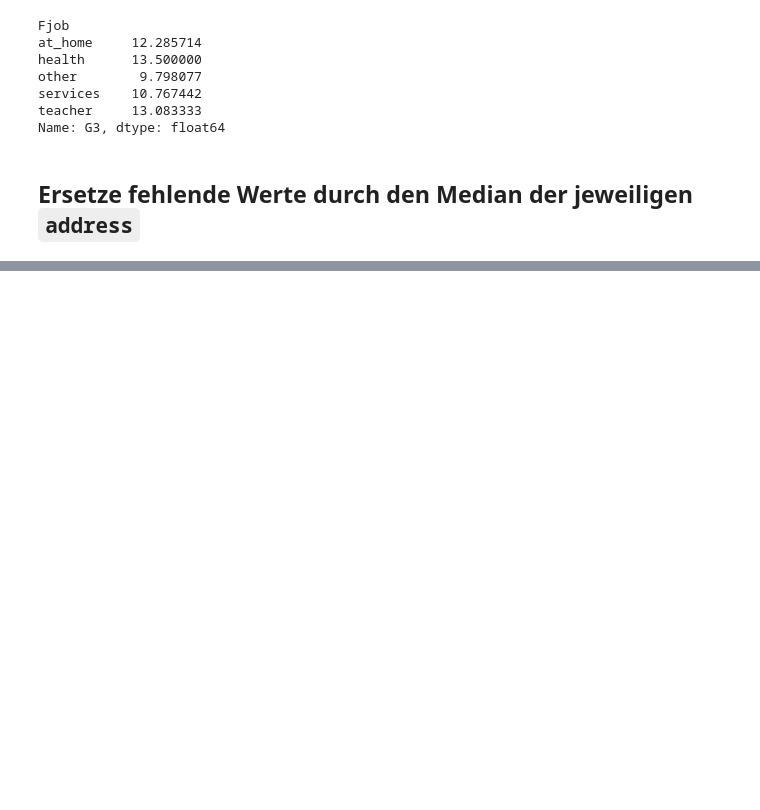
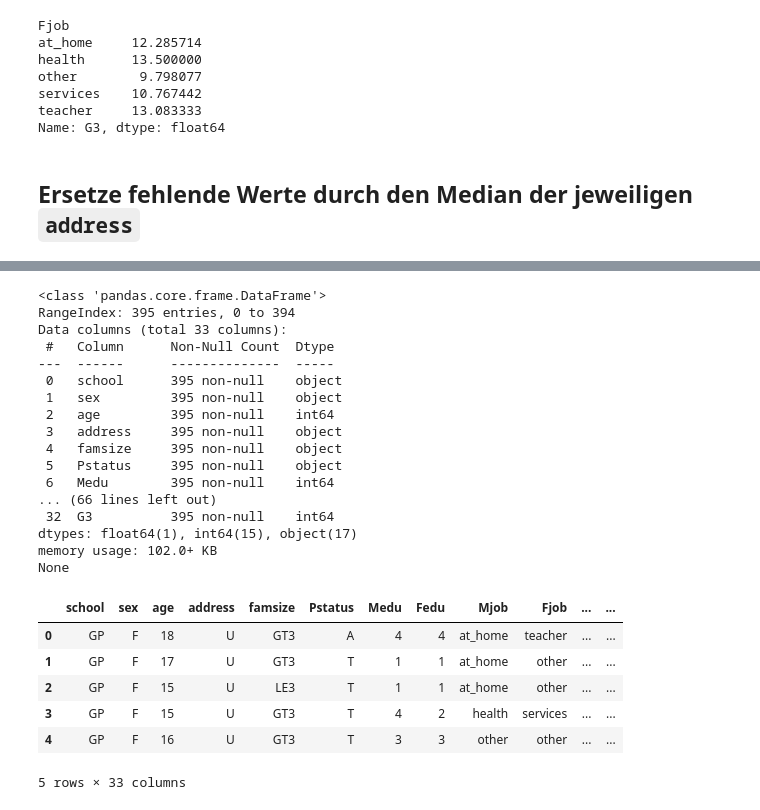
Before and after one commit to HTL-Stuff/Java5Klasse, a Jupyter notebook: DSML/StudentMath/students-math.ipynb, the cells around one changed output, grey strips where cells are left out. Drawn from its saved outputs; the diff is of its cells as text; code cells hidden in the pictures; blank space fills up the shorter version.

```diff
--- a/DSML/StudentMath/students-math.ipynb
+++ b/DSML/StudentMath/students-math.ipynb
@@ -160,0 +130,34 @@ Name: G3, dtype: float64
+# %%
+##?
+ttr = df.query("address == 'R'").traveltime.fillna(df.query("address == 'R'").traveltime.median())
+df['traveltime'] = df['traveltime'].fillna(ttr)
+print(df.info())
+ttu = df.query("address == 'U'").traveltime.fillna(df.query("address == 'U'").traveltime.median())
+df['traveltime'] = df['traveltime'].fillna(ttu)
+print(df.info())
+df.head()
+# %% [output]
+<class 'pandas.core.frame.DataFrame'>
+RangeIndex: 395 entries, 0 to 394
+Data columns (total 33 columns):
+ #   Column      Non-Null Count  Dtype
+---  ------      --------------  -----
+ 0   school      395 non-null    object
+ 1   sex         395 non-null    object
+ 2   age         395 non-null    int64
+ 3   address     395 non-null    object
+ 4   famsize     395 non-null    object
+ 5   Pstatus     395 non-null    object
+ 6   Medu        395 non-null    int64
+... (66 lines left out)
+ 32  G3          395 non-null    int64
+dtypes: float64(1), int64(15), object(17)
+memory usage: 102.0+ KB
+None
+|  | school | sex | age | address | famsize | Pstatus | Medu | Fedu | Mjob | Fjob | ... | ... |
+| 0 | GP | F | 18 | U | GT3 | A | 4 | 4 | at_home | teacher | ... | ... |
+| 1 | GP | F | 17 | U | GT3 | T | 1 | 1 | at_home | other | ... | ... |
+| 2 | GP | F | 15 | U | LE3 | T | 1 | 1 | at_home | other | ... | ... |
+| 3 | GP | F | 15 | U | GT3 | T | 4 | 2 | health | services | ... | ... |
+| 4 | GP | F | 16 | U | GT3 | T | 3 | 3 | other | other | ... | ... |
+5 rows × 33 columns
```
Also changed, not shown: parts of 9 cells of this notebook.
